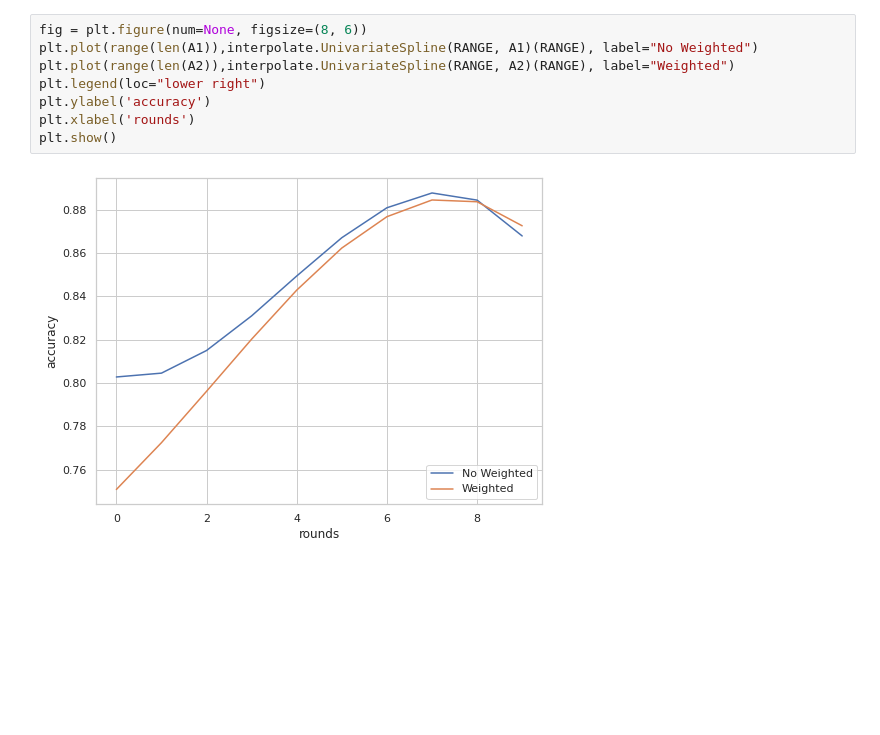
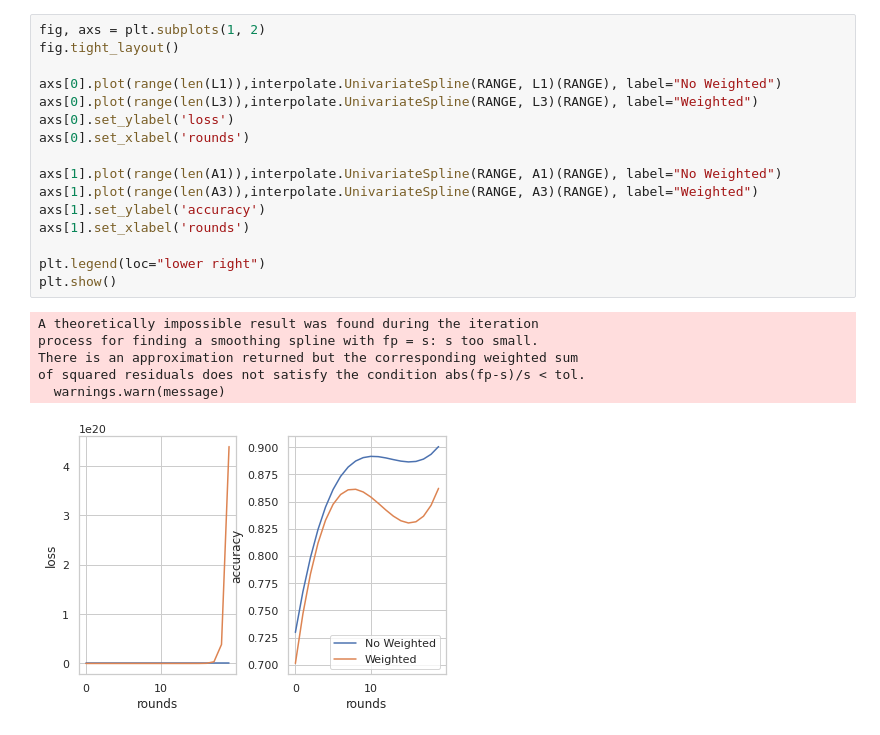
Before and after one commit to ndjPirisyala/FL_research, a Jupyter notebook: FLX/PLOT.ipynb, the cells around one changed output. Drawn from its saved outputs; the diff is of its cells as text; blank space fills up the shorter version.

```diff
--- a/FLX/PLOT.ipynb
+++ b/FLX/PLOT.ipynb
@@ -50,10 +64,23 @@ plt.show()
 # %%
-fig = plt.figure(num=None, figsize=(8, 6))
-plt.plot(range(len(A1)),interpolate.UnivariateSpline(RANGE, A1)(RANGE), label="No Weighted")
-plt.plot(range(len(A2)),interpolate.UnivariateSpline(RANGE, A2)(RANGE), label="Weighted")
+fig, axs = plt.subplots(1, 2)
+fig.tight_layout()
+
+axs[0].plot(range(len(L1)),interpolate.UnivariateSpline(RANGE, L1)(RANGE), label="No Weighted")
+axs[0].plot(range(len(L3)),interpolate.UnivariateSpline(RANGE, L3)(RANGE), label="Weighted")
+axs[0].set_ylabel('loss')
+axs[0].set_xlabel('rounds')
+
+axs[1].plot(range(len(A1)),interpolate.UnivariateSpline(RANGE, A1)(RANGE), label="No Weighted")
+axs[1].plot(range(len(A3)),interpolate.UnivariateSpline(RANGE, A3)(RANGE), label="Weighted")
+axs[1].set_ylabel('accuracy')
+axs[1].set_xlabel('rounds')
+
 plt.legend(loc="lower right")
-plt.ylabel('accuracy')
-plt.xlabel('rounds')
 plt.show()
 # %% [output]
+A theoretically impossible result was found during the iteration
+process for finding a smoothing spline with fp = s: s too small.
+There is an approximation returned but the corresponding weighted sum
+of squared residuals does not satisfy the condition abs(fp-s)/s < tol.
+  warnings.warn(message)
-[figure, old version]
+[figure, new version]
```
Also changed, not shown: parts of 8 cells of this notebook, 48 other files.
